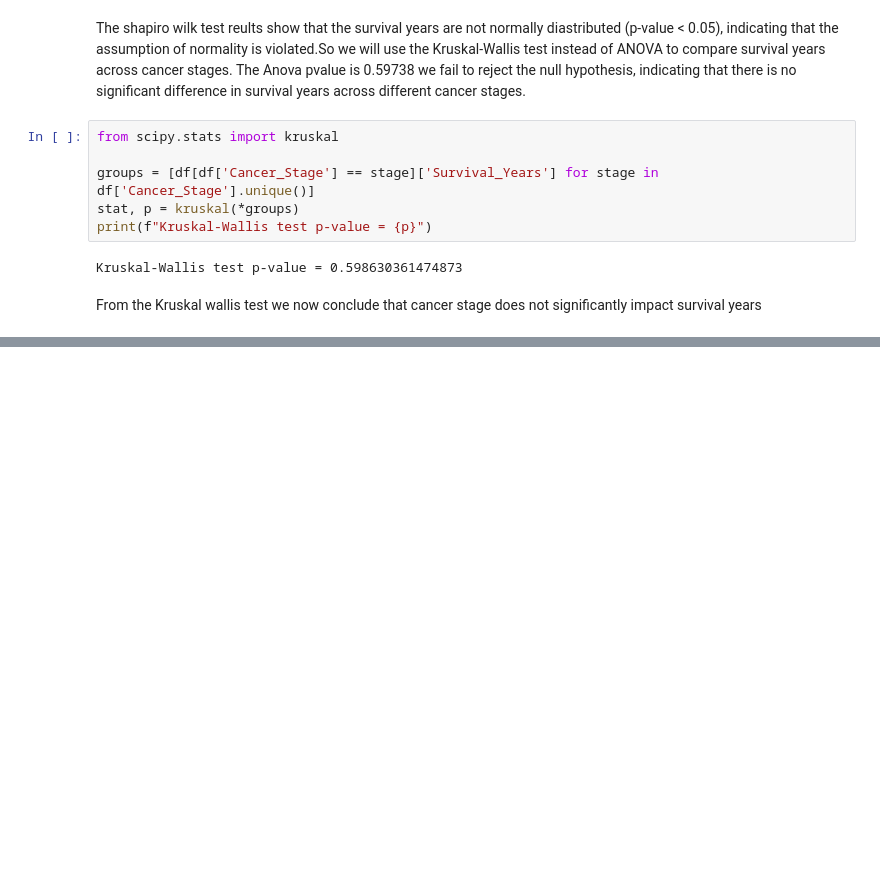
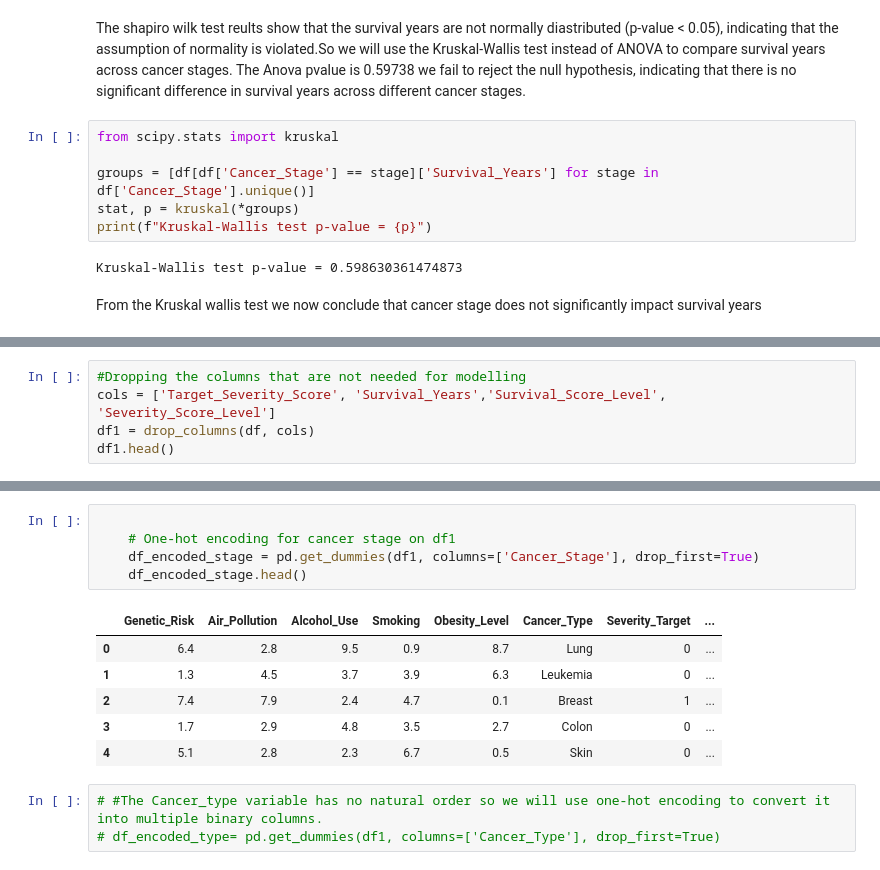
Before and after one commit to Lyster-01/phase3project, a Jupyter notebook: student.ipynb, the cells around one changed output, grey strips where cells are left out. Cells and saved outputs as stored; diff of their text form; blank space fills up the shorter version.

Commit message:
tuned models

```diff
--- a/student.ipynb
+++ b/student.ipynb
@@ -443,0 +504,5 @@ From the Kruskal wallis test we now conclude that cancer stage does not signific
+# %%
+#Dropping the columns that are not needed for modelling
+cols = ['Target_Severity_Score', 'Survival_Years','Survival_Score_Level', 'Severity_Score_Level']
+df1 = drop_columns(df, cols)
+df1.head()
@@ -443,0 +527,15 @@ From the Kruskal wallis test we now conclude that cancer stage does not signific
+# %%
+
+    # One-hot encoding for cancer stage on df1
+    df_encoded_stage = pd.get_dummies(df1, columns=['Cancer_Stage'], drop_first=True)
+    df_encoded_stage.head()
+# %% [output]
+|  | Genetic_Risk | Air_Pollution | Alcohol_Use | Smoking | Obesity_Level | Cancer_Type | Severity_Target | ... |
+| 0 | 6.4 | 2.8 | 9.5 | 0.9 | 8.7 | Lung | 0 | ... |
+| 1 | 1.3 | 4.5 | 3.7 | 3.9 | 6.3 | Leukemia | 0 | ... |
+| 2 | 7.4 | 7.9 | 2.4 | 4.7 | 0.1 | Breast | 1 | ... |
+| 3 | 1.7 | 2.9 | 4.8 | 3.5 | 2.7 | Colon | 0 | ... |
+| 4 | 5.1 | 2.8 | 2.3 | 6.7 | 0.5 | Skin | 0 | ... |
+# %%
+# #The Cancer_type variable has no natural order so we will use one-hot encoding to convert it into multiple binary columns.
+# df_encoded_type= pd.get_dummies(df1, columns=['Cancer_Type'], drop_first=True)
```
Also changed, not shown: parts of 64 cells of this notebook.
